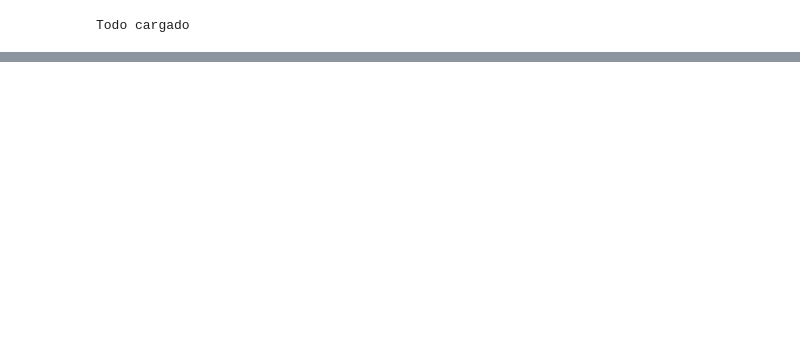
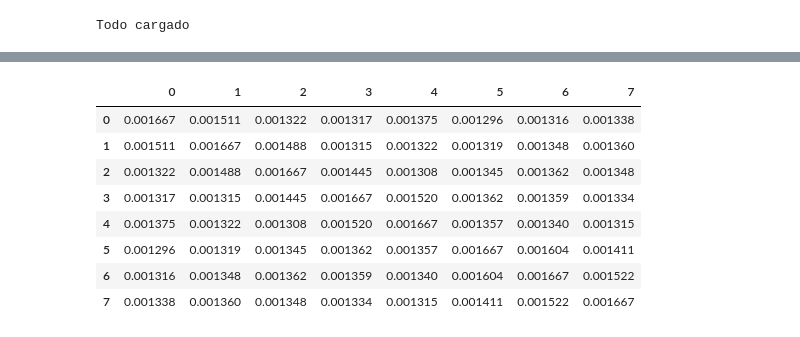
Before and after one commit to Astolfo2332/Parkinson_difference, a Jupyter notebook: Proyecto 2/Proyecto_2.ipynb, the cells around one changed output, grey strips where cells are left out. Drawn from its saved outputs; the diff is of its cells as text; code cells hidden in the pictures; blank space fills up the shorter version.

```diff
--- a/Proyecto 2/Proyecto_2.ipynb
+++ b/Proyecto 2/Proyecto_2.ipynb
@@ -55,0 +59,37 @@ Todo cargado
+# %%
+def deflrange(x,ini=13,end=30,fs=1000):
+    N=len(x)
+    f=np.linspace(0,fs,num=N)
+    bf=np.where((f>=ini) &(f<=end))
+    f=f[bf]
+    x=x[bf]
+    return f,x
+# %%
+def cohere(data1):
+    canales,data=data1.shape
+    cohm=np.zeros((canales,canales))
+    for i in range(canales):
+        for j in range(canales):
+            x=np.fft.fft(data1[i])
+            y=np.fft.fft(data1[j])
+            _,x=deflrange(x)
+            _,y=deflrange(y)
+            cross=np.sum(np.abs(x*y.conj()))/data
+            den=np.sqrt(((np.sum(np.abs(x)**2))*(np.sum(np.abs(y)**2)))/data)
+            cohm[i][j]=cross/den
+    return cohm
+# %%
+a=cohere(datos_matriz[0])
+# %%
+df=pd.DataFrame(a)
+df
+# %% [output]
+|  | 0 | 1 | 2 | 3 | 4 | 5 | 6 | 7 |
+| 0 | 0.001667 | 0.001511 | 0.001322 | 0.001317 | 0.001375 | 0.001296 | 0.001316 | 0.001338 |
+| 1 | 0.001511 | 0.001667 | 0.001488 | 0.001315 | 0.001322 | 0.001319 | 0.001348 | 0.001360 |
+| 2 | 0.001322 | 0.001488 | 0.001667 | 0.001445 | 0.001308 | 0.001345 | 0.001362 | 0.001348 |
+| 3 | 0.001317 | 0.001315 | 0.001445 | 0.001667 | 0.001520 | 0.001362 | 0.001359 | 0.001334 |
+| 4 | 0.001375 | 0.001322 | 0.001308 | 0.001520 | 0.001667 | 0.001357 | 0.001340 | 0.001315 |
+| 5 | 0.001296 | 0.001319 | 0.001345 | 0.001362 | 0.001357 | 0.001667 | 0.001604 | 0.001411 |
+| 6 | 0.001316 | 0.001348 | 0.001362 | 0.001359 | 0.001340 | 0.001604 | 0.001667 | 0.001522 |
+| 7 | 0.001338 | 0.001360 | 0.001348 | 0.001334 | 0.001315 | 0.001411 | 0.001522 | 0.001667 |
```
Also changed, not shown: parts of 9 cells of this notebook, 1 other file.
